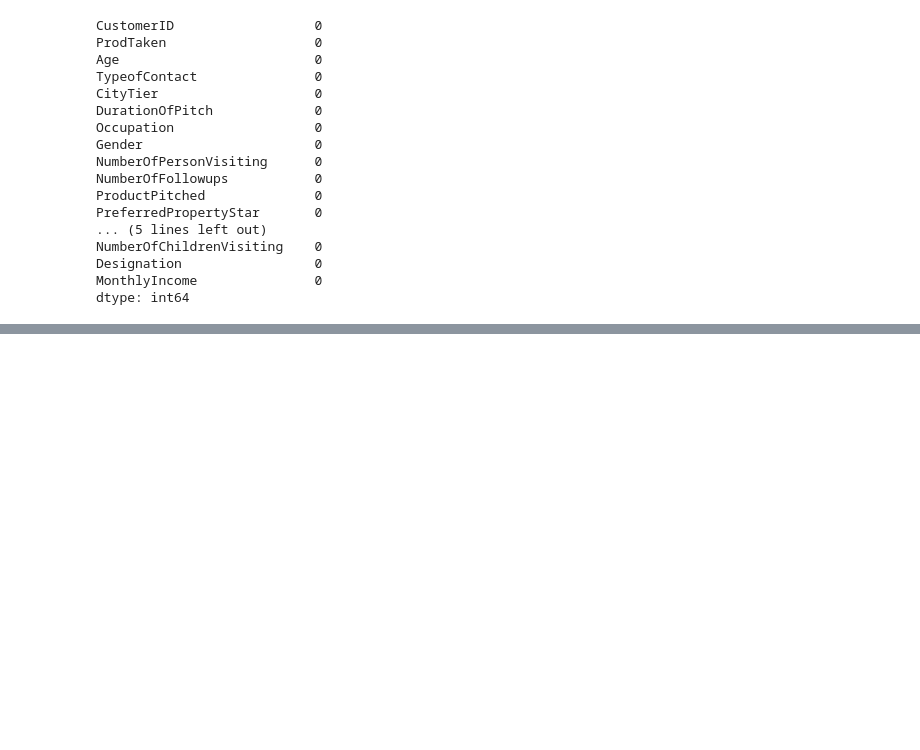
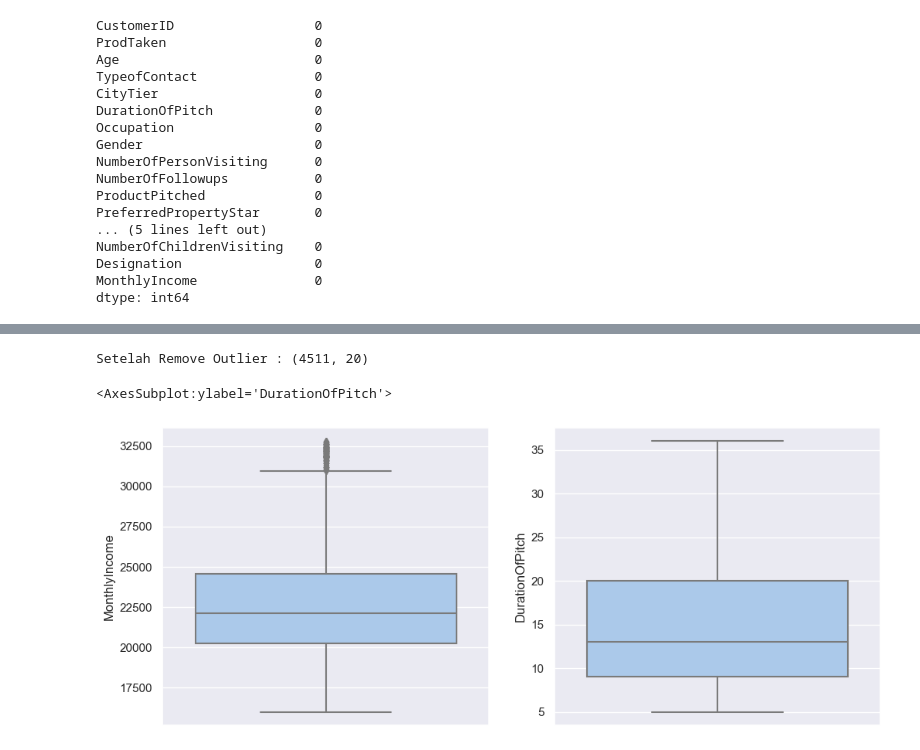
Before and after one commit to JodhiKrisantus/Classification-Holiday-Package-Prediction, a Jupyter notebook: Holiday_Predict.ipynb, the cells around one changed output, grey strips where cells are left out. Saved outputs shown, nothing was run; the diff lists cells and outputs as text; code cells hidden in the pictures; blank space fills up the shorter version.

Commit message:
Menambahkan preprocessing, handling outlier, missing value

```diff
--- a/Holiday_Predict.ipynb
+++ b/Holiday_Predict.ipynb
@@ -275,0 +278,3 @@ df.sample(5)
+# %%
+df = pd.read_csv(r"C:\Users\jodhi\Documents\RAKAMIN ACADEMY\FINAL PROJECT\DATASET\Travel.csv")
+df.head()
@@ -307,0 +330,4 @@ dtype: int64
+# %%
+subset = ['NumberOfChildrenVisiting','NumberOfFollowups','PreferredPropertyStar','NumberOfTrips','Age']
+df[subset] = df[subset].astype(dtype='int64')
+df.sample(5)
@@ -307,0 +363,19 @@ dtype: int64
+# %%
+subset = ['MonthlyIncome','DurationOfPitch']
+for i in subset:
+    Q1 = df[i].quantile(0.25)
+    Q3 = df[i].quantile(0.75)
+    IQR = Q3 - Q1
+    low_limit = Q1 - (1.5*IQR)
+    high_limit = Q3 + (1.5*IQR)
+    df = df[ (df[i]>low_limit) & (df[i]<high_limit) ]
+print("Setelah Remove Outlier :", df.shape)
+# %% [output]
+Setelah Remove Outlier : (4511, 20)
+# %%
+fig, axes = plt.subplots(1,2, figsize=(12,5))
+sns.boxplot(data=df, y='MonthlyIncome', ax=axes[0])
+sns.boxplot(data=df, y='DurationOfPitch', ax=axes[1])
+# %% [output]
+<AxesSubplot:ylabel='DurationOfPitch'>
+[figure, added]
```
Also changed, not shown: parts of 13 cells of this notebook.
